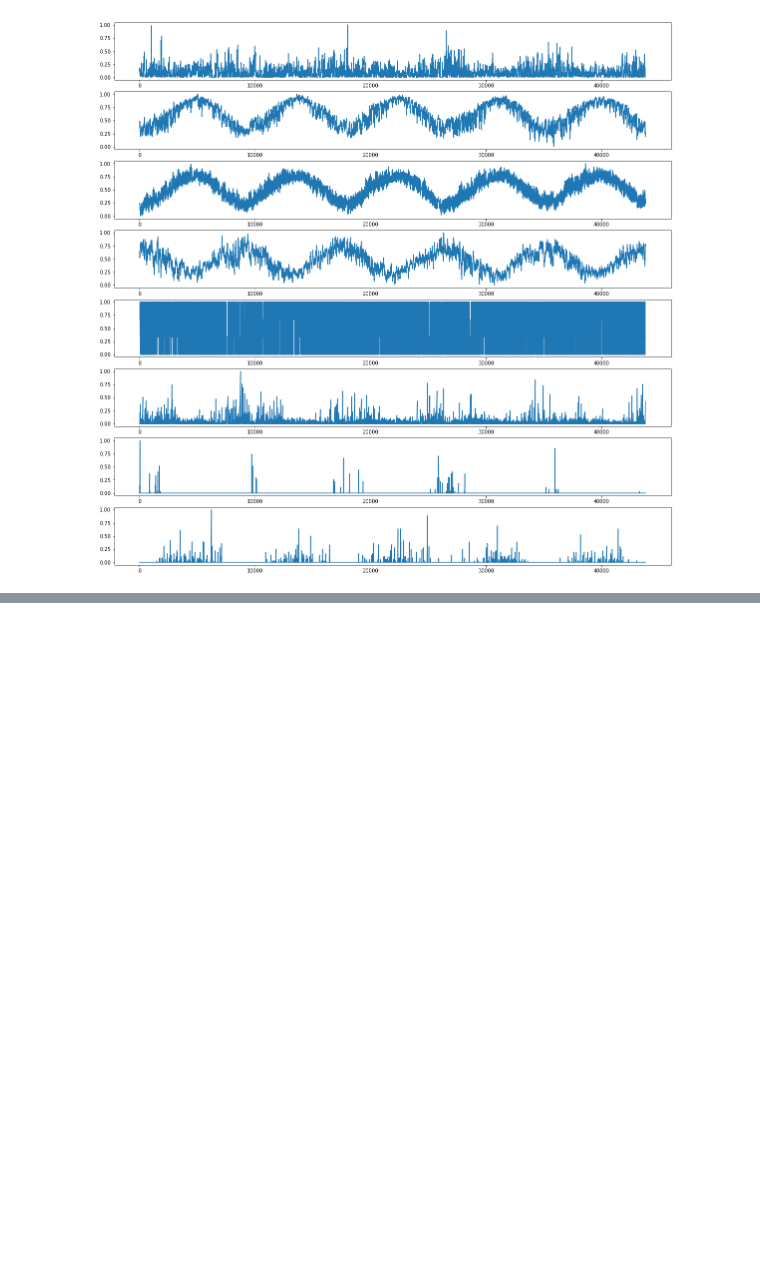
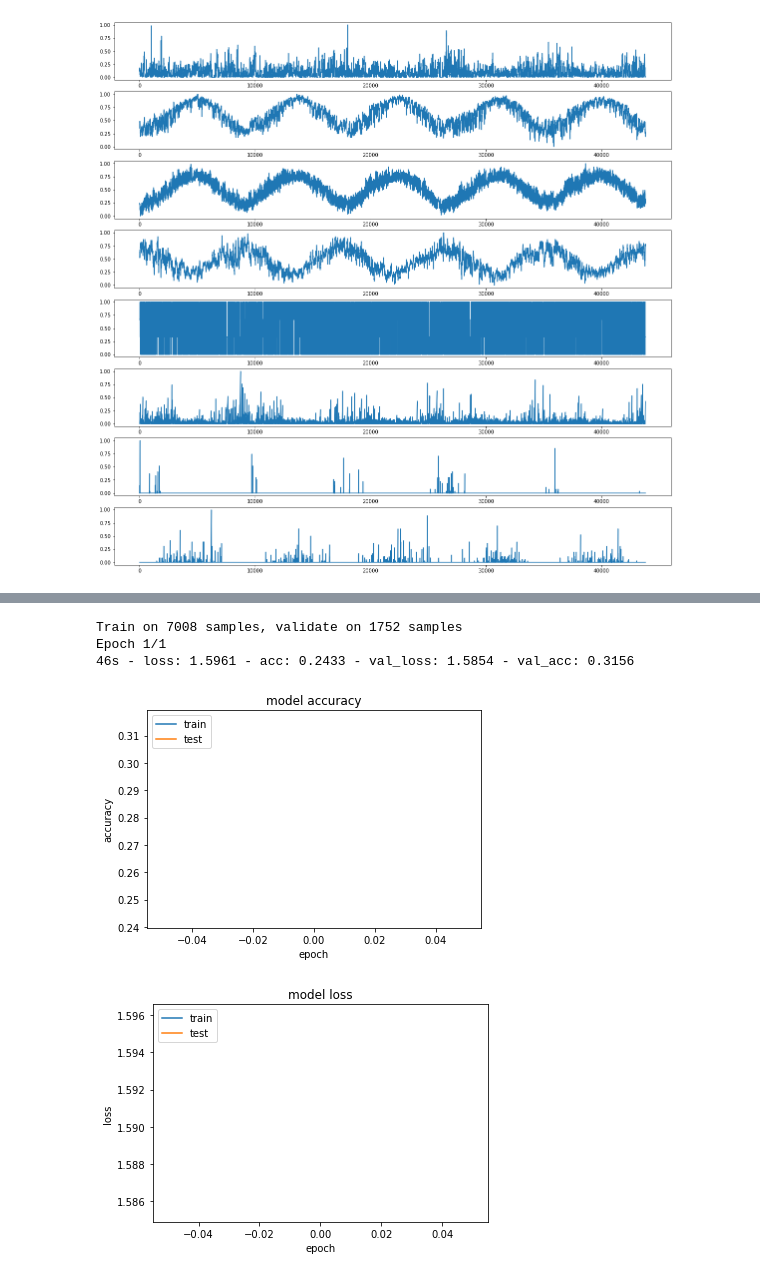
Before and after one commit to rjpg/bftensor, a Jupyter notebook: Autoencoder/src/CO2CaseStudy.ipynb, the cells around one changed output, grey strips where cells are left out. Cells and saved outputs as stored; diff of their text form; code cells hidden in the pictures; blank space fills up the shorter version.

Commit message:
update model CNN-DNN running already ...

```diff
--- a/Autoencoder/src/CO2CaseStudy.ipynb
+++ b/Autoencoder/src/CO2CaseStudy.ipynb
@@ -277,0 +445,43 @@ print (" the normalized regression value to predict for this example is : ", tra
+# %%
+NB_EPOCH = 1
+# network and training
+BATCH_SIZE = 64
+VERBOSE = 1
+VALIDATION_SPLIT=0.2
+
+# Initialize all variables
+#sess.run(tf.global_variables_initializer())
+
+
+tbCallBack = TensorBoard(log_dir='./Graph', histogram_freq=0, write_graph=True, write_images=True)
+esCallBack = EarlyStopping(monitor='val_acc', min_delta=0, patience=12, verbose=0, mode='max')
+reduce_lr = ReduceLROnPlateau(monitor='val_loss', factor=0.2,patience=5, min_lr=0.001)
+
+history = model.fit(X_train, train_Y,
+		batch_size=BATCH_SIZE, epochs=NB_EPOCH,
+		verbose=2, # 0 for no logging to stdout, 1 for progress bar logging, 2 for one log line per epoch.
+		validation_split=VALIDATION_SPLIT, callbacks=[tbCallBack,reduce_lr,esCallBack])
+# %% [output]
+Train on 7008 samples, validate on 1752 samples
+Epoch 1/1
+46s - loss: 1.5961 - acc: 0.2433 - val_loss: 1.5854 - val_acc: 0.3156
+# %%
+# summarize history for accuracy
+plt.plot(history.history['acc'])
+plt.plot(history.history['val_acc'])
+plt.title('model accuracy')
+plt.ylabel('accuracy')
+plt.xlabel('epoch')
+plt.legend(['train', 'test'], loc='upper left')
+plt.show()
+# summarize history for loss
+plt.plot(history.history['loss'])
+plt.plot(history.history['val_loss'])
+plt.title('model loss')
+plt.ylabel('loss')
+plt.xlabel('epoch')
+plt.legend(['train', 'test'], loc='upper left')
+plt.show()
+# %% [output]
+[figure, added]
+[figure, added]
```
Also changed, not shown: parts of 20 cells of this notebook.
